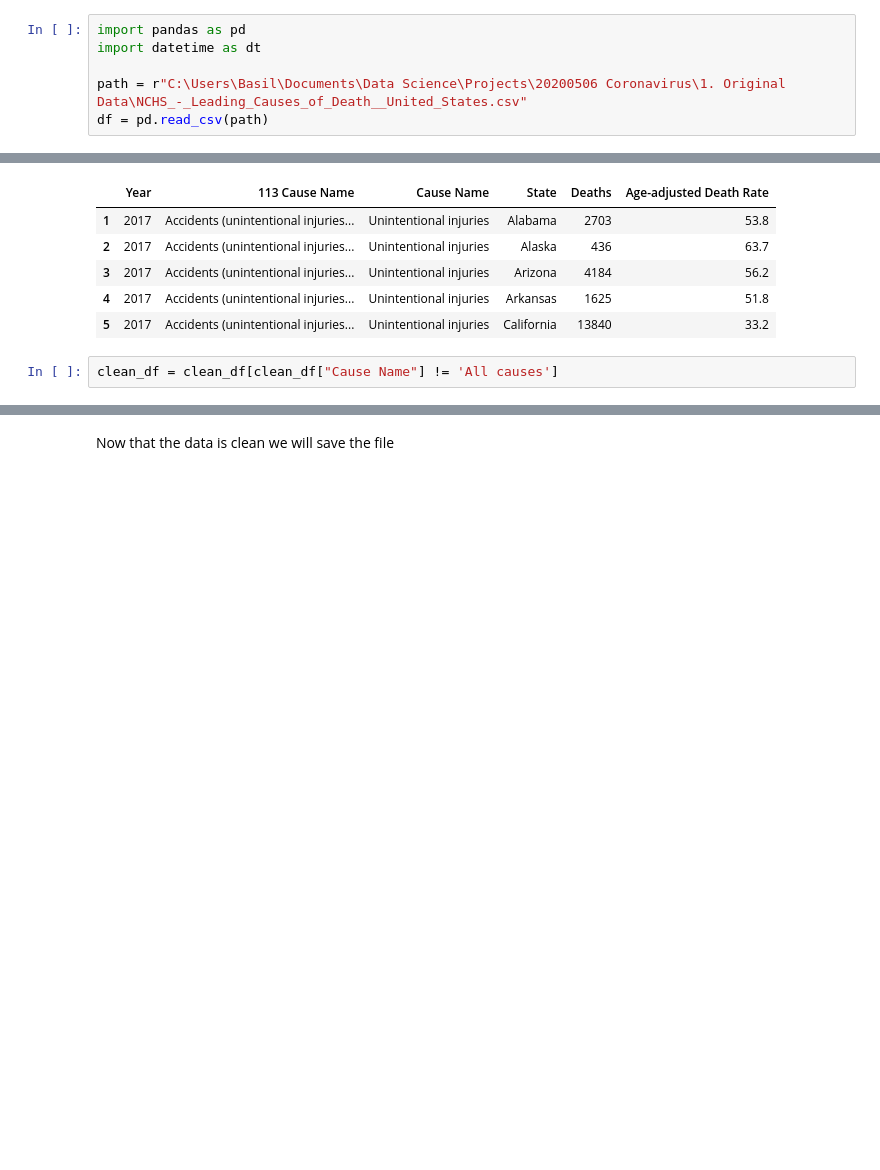
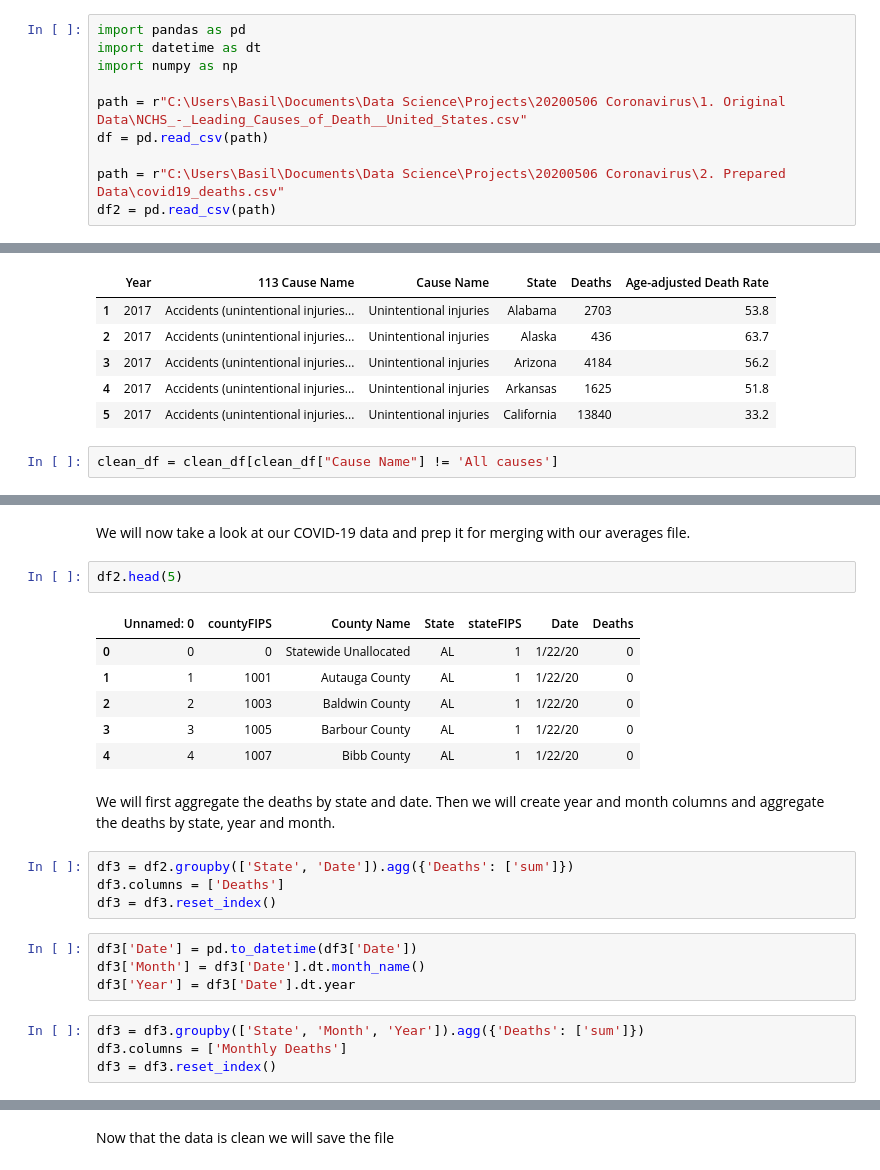
Before and after one commit to Walk509/Coronavirus-Viz-Cleaning, a Jupyter notebook: HealthData.ipynb, the cells around one changed output, grey strips where cells are left out. Cells and saved outputs as stored; diff of their text form; blank space fills up the shorter version.

```diff
--- a/HealthData.ipynb
+++ b/HealthData.ipynb
@@ -5,9 +7,13 @@ We will begin with importing our dataset and saving it to a dataframe
 # %%
 import pandas as pd
 import datetime as dt
+import numpy as np
 
 path = r"C:\Users\Basil\Documents\Data Science\Projects\20200506 Coronavirus\1. Original Data\NCHS_-_Leading_Causes_of_Death__United_States.csv"
 df = pd.read_csv(path)
+
+path = r"C:\Users\Basil\Documents\Data Science\Projects\20200506 Coronavirus\2. Prepared Data\covid19_deaths.csv"
+df2 = pd.read_csv(path)
 # %%
 df.head(5)
 # %% [output]
@@ -108,0 +166,25 @@ clean_df.head(5)
+# %% [markdown]
+We will now take a look at our COVID-19 data and prep it for merging with our averages file.
+# %%
+df2.head(5)
+# %% [output]
+|  | Unnamed: 0 | countyFIPS | County Name | State | stateFIPS | Date | Deaths |
+| 0 | 0 | 0 | Statewide Unallocated | AL | 1 | 1/22/20 | 0 |
+| 1 | 1 | 1001 | Autauga County | AL | 1 | 1/22/20 | 0 |
+| 2 | 2 | 1003 | Baldwin County | AL | 1 | 1/22/20 | 0 |
+| 3 | 3 | 1005 | Barbour County | AL | 1 | 1/22/20 | 0 |
+| 4 | 4 | 1007 | Bibb County | AL | 1 | 1/22/20 | 0 |
+# %% [markdown]
+We will first aggregate the deaths by state and date. Then we will create year and month columns and aggregate the deaths by state, year and month.
+# %%
+df3 = df2.groupby(['State', 'Date']).agg({'Deaths': ['sum']})
+df3.columns = ['Deaths']
+df3 = df3.reset_index()
+# %%
+df3['Date'] = pd.to_datetime(df3['Date'])
+df3['Month'] = df3['Date'].dt.month_name()
+df3['Year'] = df3['Date'].dt.year
+# %%
+df3 = df3.groupby(['State', 'Month', 'Year']).agg({'Deaths': ['sum']})
+df3.columns = ['Monthly Deaths']
+df3 = df3.reset_index()
```
Also changed, not shown: parts of 24 cells of this notebook.
